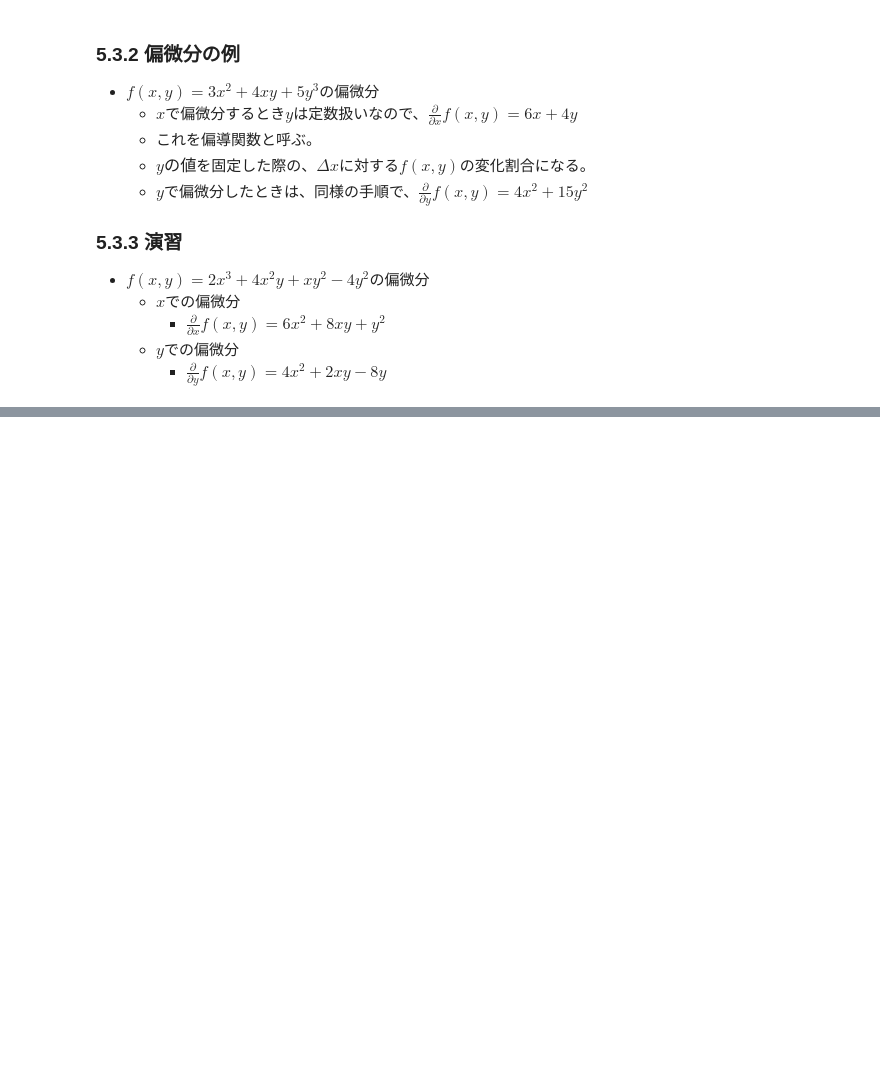
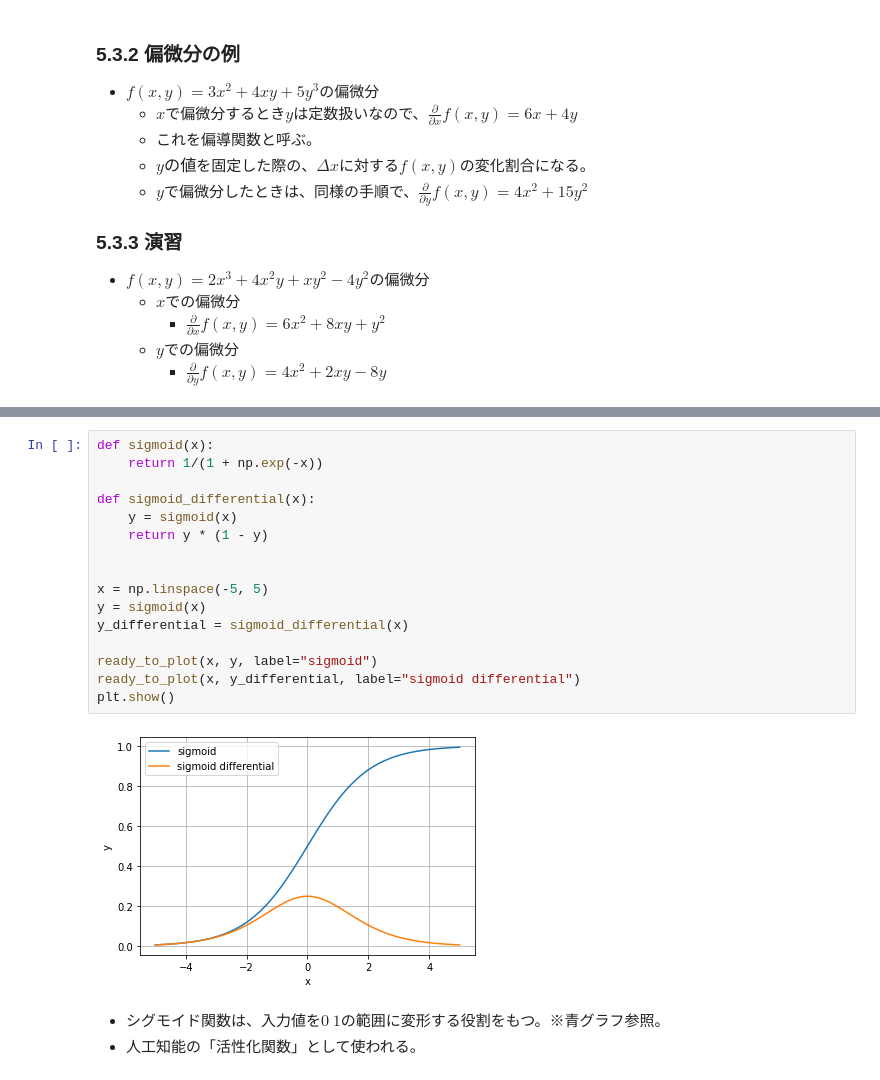
Before and after one commit to tsyu12345/python-ml-text, a Jupyter notebook: Unit5.ipynb, the cells around one changed output, grey strips where cells are left out. Saved outputs shown, nothing was run; the diff lists cells and outputs as text; blank space fills up the shorter version.

```diff
--- a/Unit5.ipynb
+++ b/Unit5.ipynb
@@ -143,0 +263,21 @@ $$\frac{\partial}{\partial x}f(x, y) = \lim_{\Delta x \rightarrow 0}\frac{f(x +
+# %%
+def sigmoid(x):
+    return 1/(1 + np.exp(-x))
+
+def sigmoid_differential(x):
+    y = sigmoid(x)
+    return y * (1 - y)
+
+
+x = np.linspace(-5, 5)
+y = sigmoid(x)
+y_differential = sigmoid_differential(x)
+
+ready_to_plot(x, y, label="sigmoid")
+ready_to_plot(x, y_differential, label="sigmoid differential")
+plt.show()
+# %% [output]
+[figure, added]
+# %% [markdown]
+* シグモイド関数は、入力値を$0~1$の範囲に変形する役割をもつ。※青グラフ参照。
+* 人工知能の「活性化関数」として使われる。
```
Also changed, not shown: parts of 16 cells of this notebook.
